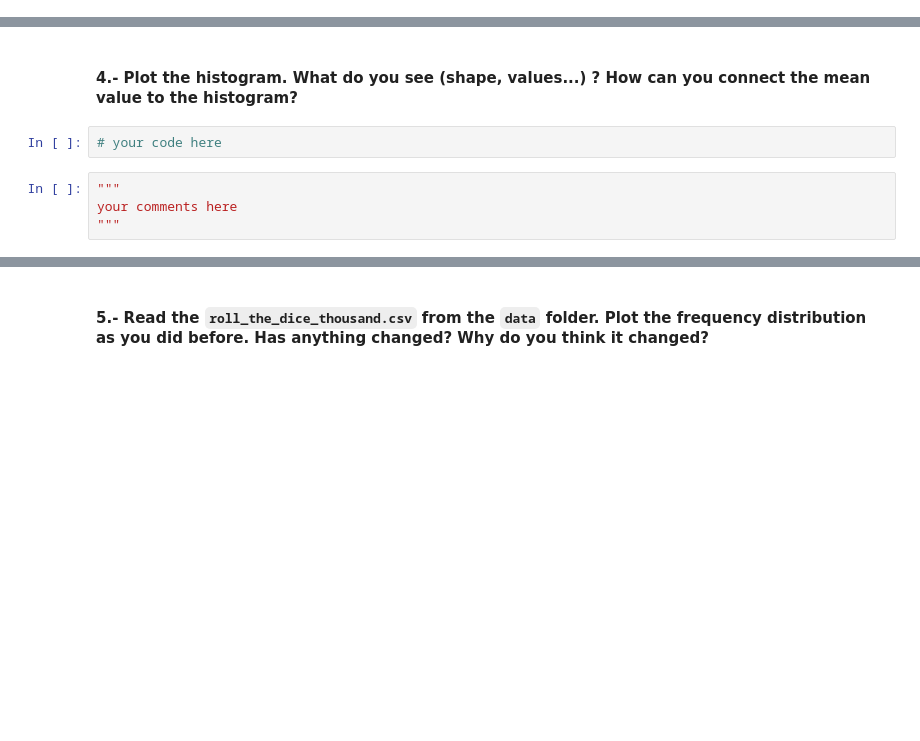
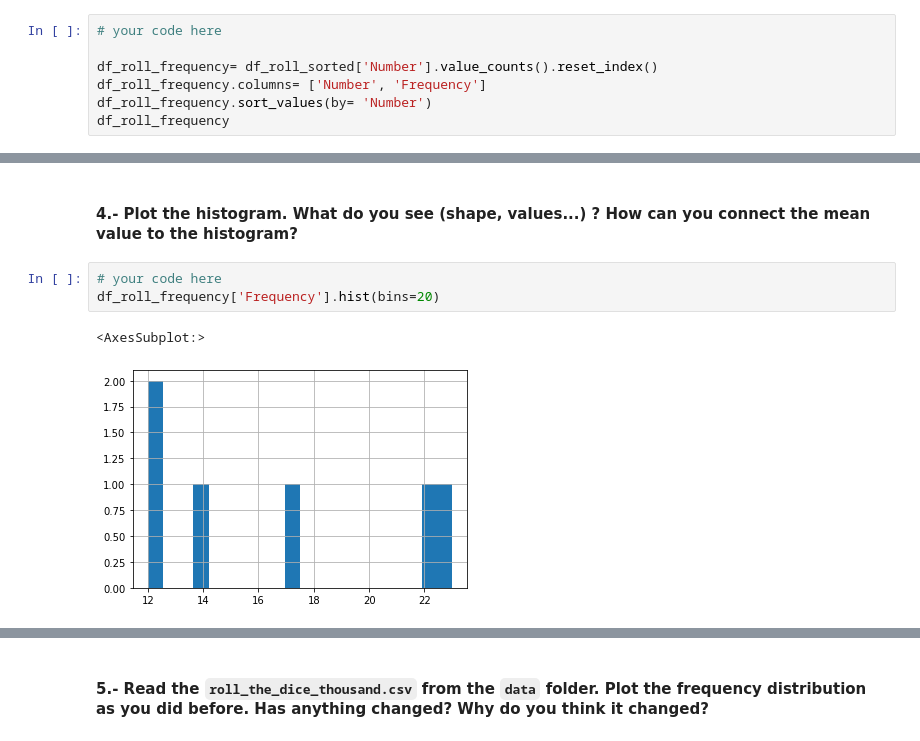
Before and after one commit to Izaskunastrain/ih_datamadpt1121_project_m1, a Jupyter notebook: module-2/understanding-descriptive-stats/your-code/main.ipynb, the cells around one changed output, grey strips where cells are left out. Drawn from its saved outputs; the diff is of its cells as text; blank space fills up the shorter version.

```diff
--- a/module-2/understanding-descriptive-stats/your-code/main.ipynb
+++ b/module-2/understanding-descriptive-stats/your-code/main.ipynb
@@ -91,0 +215,7 @@ your comments here
+# %%
+# your code here
+
+df_roll_frequency= df_roll_sorted['Number'].value_counts().reset_index()
+df_roll_frequency.columns= ['Number', 'Frequency']
+df_roll_frequency.sort_values(by= 'Number')
+df_roll_frequency
@@ -93,7 +231,7 @@ your comments here
 #### 4.- Plot the histogram. What do you see (shape, values...) ? How can you connect the mean value to the histogram?
 # %%
 # your code here
+df_roll_frequency['Frequency'].hist(bins=20)
+# %% [output]
+<AxesSubplot:>
+[figure, added]
-# %%
-"""
-your comments here
-"""
```
Also changed, not shown: parts of 67 cells of this notebook.
